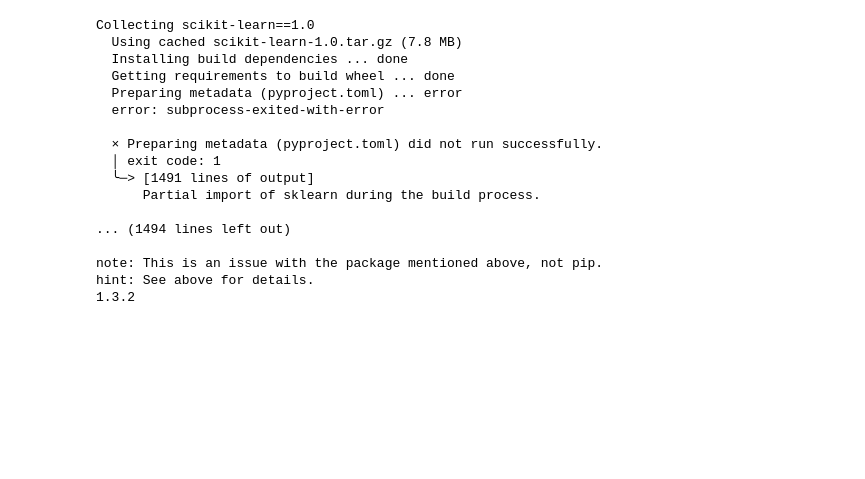
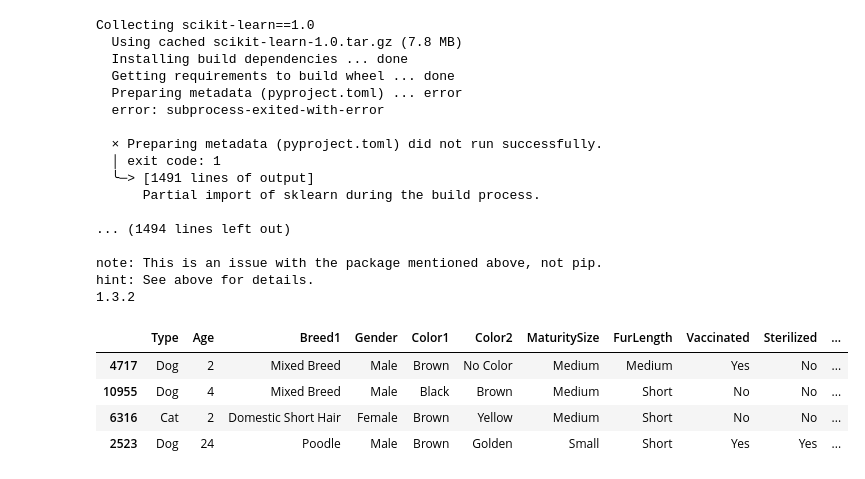
Before and after one commit to kbakande/mlops-platform, a Jupyter notebook: notebooks/batch_predict.ipynb, the cells around one changed output. Saved outputs shown, nothing was run; the diff lists cells and outputs as text; code cells hidden in the pictures; blank space fills up the shorter version.

```diff
--- a/notebooks/batch_predict.ipynb
+++ b/notebooks/batch_predict.ipynb
@@ -239,0 +247,10 @@ blob.download_to_filename(model_filename)
+# %%
+input_data_gcs_path = "gs://cloud-samples-data/ai-platform-unified/datasets/tabular/petfinder-tabular-classification.csv"
+data = pd.read_csv(input_data_gcs_path).sample(4)
+data
+# %% [output]
+|  | Type | Age | Breed1 | Gender | Color1 | Color2 | MaturitySize | FurLength | Vaccinated | Sterilized | ... |
+| 4717 | Dog | 2 | Mixed Breed | Male | Brown | No Color | Medium | Medium | Yes | No | ... |
+| 10955 | Dog | 4 | Mixed Breed | Male | Black | Brown | Medium | Short | No | No | ... |
+| 6316 | Cat | 2 | Domestic Short Hair | Female | Brown | Yellow | Medium | Short | No | No | ... |
+| 2523 | Dog | 24 | Poodle | Male | Brown | Golden | Small | Short | Yes | Yes | ... |
```
Also changed, not shown: parts of 4 cells of this notebook.
